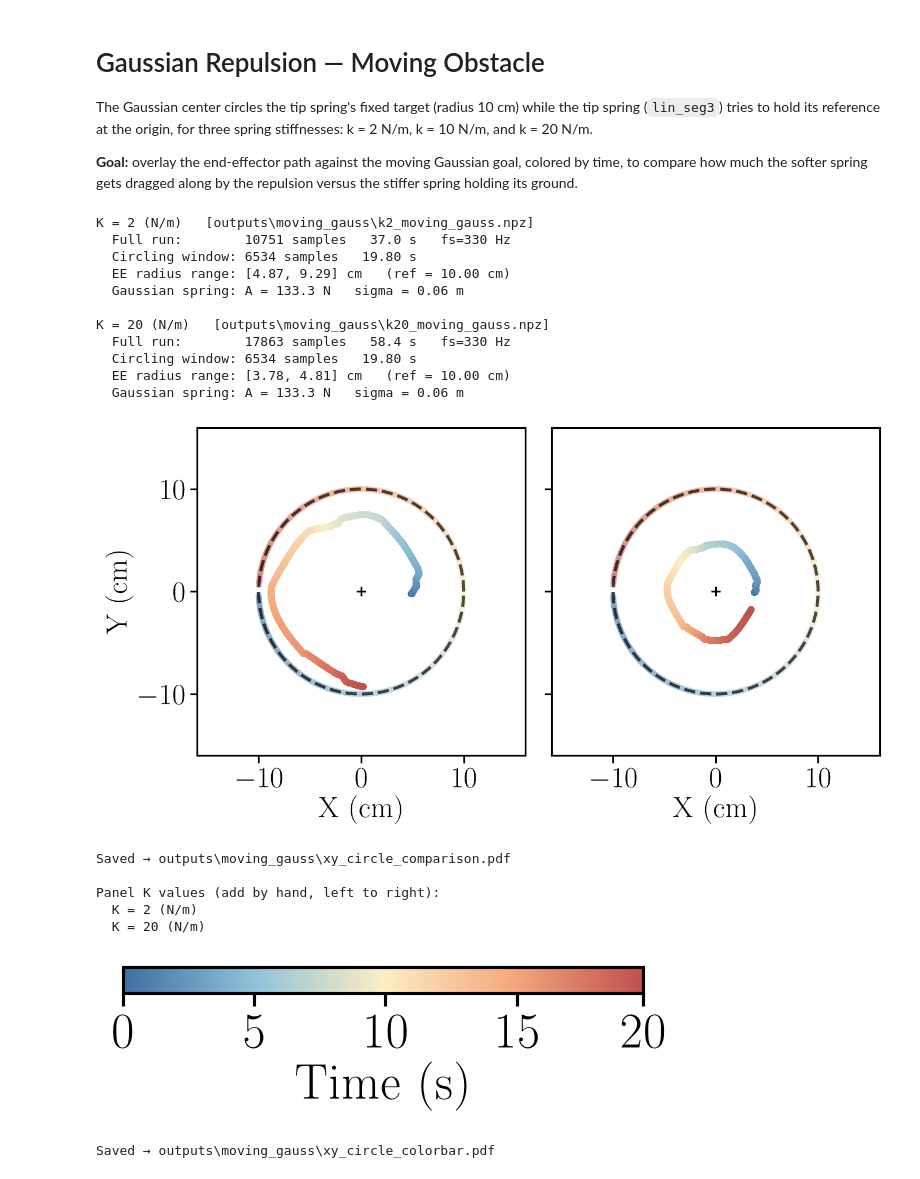
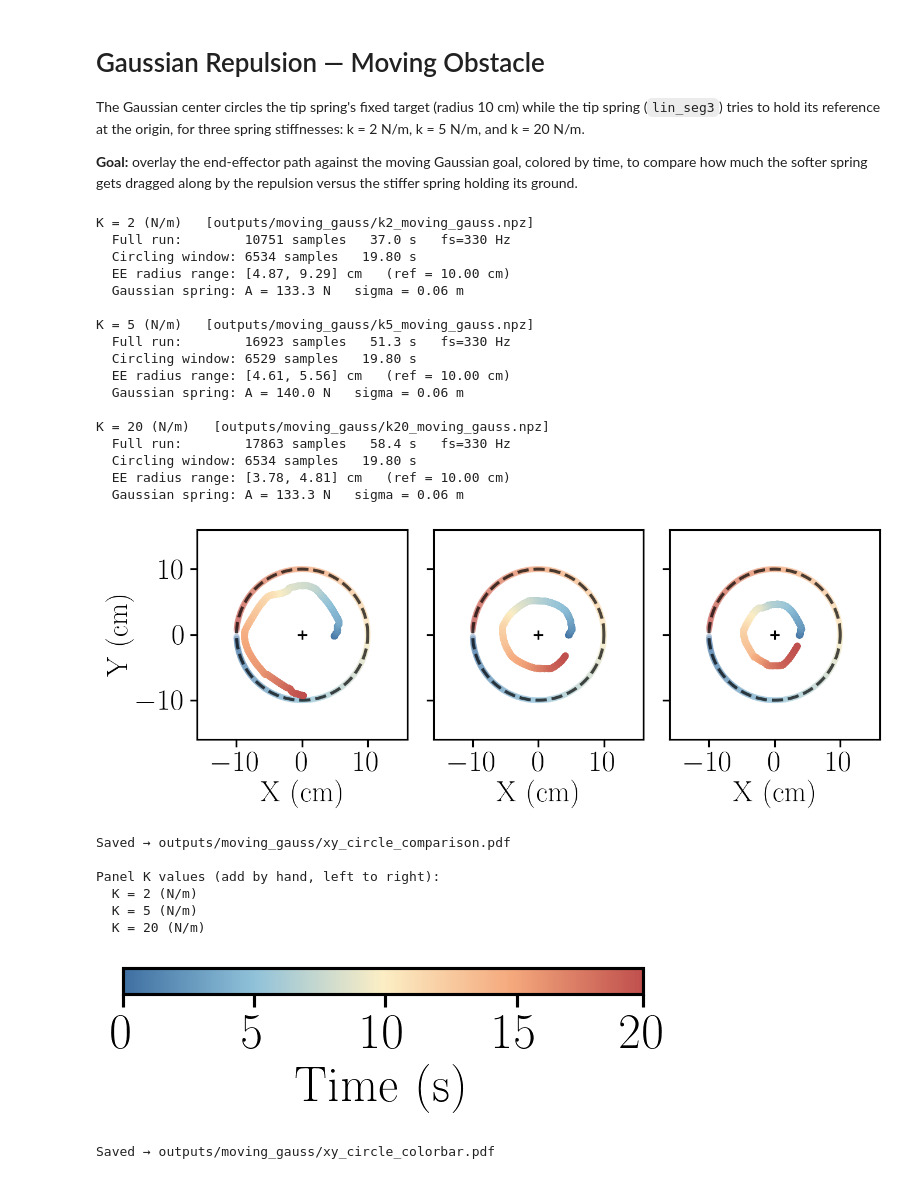
Before and after one commit to CREATE-Lab-EPFL/SoftVMC, a Jupyter notebook: GaussianElement/plot_gauss_moving_gauss.ipynb, the cells around one changed output. Saved outputs shown, nothing was run; the diff lists cells and outputs as text; code cells hidden in the pictures.

```diff
--- a/GaussianElement/plot_gauss_moving_gauss.ipynb
+++ b/GaussianElement/plot_gauss_moving_gauss.ipynb
@@ -21,7 +21,7 @@ TIME_CMAP = LinearSegmentedColormap.from_list(
 
 The Gaussian center circles the tip spring's fixed target (radius 10 cm) while the
 tip spring (`lin_seg3`) tries to hold its reference at the origin, for three spring
-stiffnesses: k = 2 N/m, k = 10 N/m, and k = 20 N/m.
+stiffnesses: k = 2 N/m, k = 5 N/m, and k = 20 N/m.
 
 **Goal:** overlay the end-effector path against the moving Gaussian goal, colored by
 time, to compare how much the softer spring gets dragged along by the repulsion versus
@@ -123,6 +123,7 @@ def draw_panel(ax, t, ee_xy, gauss_xy, title: str, show_ylabel=True, cmap=TIME_C
 # %%
 files = {
     'K = 2 (N/m)':  os.path.join('outputs', 'moving_gauss', 'k2_moving_gauss.npz'),
+    'K = 5 (N/m)':  os.path.join('outputs', 'moving_gauss', 'k5_moving_gauss.npz'),
     'K = 20 (N/m)': os.path.join('outputs', 'moving_gauss', 'k20_moving_gauss.npz'),
 }
 
@@ -152,13 +153,19 @@ for title, path in files.items():
     print(f'  Gaussian spring: A = {gauss_A:.1f} N   sigma = {GAUSS_SIGMA:.2f} m')
     print()
 # %% [output]
-K = 2 (N/m)   [outputs\moving_gauss\k2_moving_gauss.npz]
+K = 2 (N/m)   [outputs/moving_gauss/k2_moving_gauss.npz]
   Full run:        10751 samples   37.0 s   fs=330 Hz
   Circling window: 6534 samples   19.80 s
   EE radius range: [4.87, 9.29] cm   (ref = 10.00 cm)
   Gaussian spring: A = 133.3 N   sigma = 0.06 m
 
-K = 20 (N/m)   [outputs\moving_gauss\k20_moving_gauss.npz]
+K = 5 (N/m)   [outputs/moving_gauss/k5_moving_gauss.npz]
+  Full run:        16923 samples   51.3 s   fs=330 Hz
+  Circling window: 6529 samples   19.80 s
+  EE radius range: [4.61, 5.56] cm   (ref = 10.00 cm)
+  Gaussian spring: A = 140.0 N   sigma = 0.06 m
+
+K = 20 (N/m)   [outputs/moving_gauss/k20_moving_gauss.npz]
   Full run:        17863 samples   58.4 s   fs=330 Hz
   Circling window: 6534 samples   19.80 s
   EE radius range: [3.78, 4.81] cm   (ref = 10.00 cm)
@@ -172,55 +179,58 @@ K = 20 (N/m)   [outputs\moving_gauss\k20_moving_gauss.npz]
 #
 # constrained_layout couldn't actually deliver a small, controllable gap here:
 # each panel is forced aspect='equal' (a square, side fixed by the panel
-# height), and since the 9in total width is wider than 2 squares + margins,
+# height), and since the 9in total width is wider than N squares + margins,
 # constrained_layout dumps ALL of that leftover width into the inter-panel
 # gap regardless of the wspace/w_pad settings (measured ~1.08in gap even with
-# both cranked to ~0). So this figure is now laid out by hand instead: pick
-# the gap directly (in inches, genuinely tunable), derive the square panel
-# side from what's left, and place both axes with fig.add_axes.
+# both cranked to ~0, for N=2). So this figure is laid out by hand instead:
+# pick the gap directly (in inches, genuinely tunable), derive the square
+# panel side from what's left, and place every axes with fig.add_axes.
 W_IN = 9.0    # in -- total figure width, matches plot_gauss_fixed_gauss.ipynb
-GAP  = 0.30   # in -- TUNE THIS: physical gap between the two panels
+GAP  = 0.30   # in -- TUNE THIS: physical gap between adjacent panels
 
 LEFT_MARGIN   = 1.06  # in -- room for the left panel's y-label + tick numbers
 RIGHT_MARGIN  = 0.15  # in -- breathing room after the right panel
-BOTTOM_MARGIN = 0.80  # in -- room for x-label + tick numbers (both panels)
+BOTTOM_MARGIN = 0.80  # in -- room for x-label + tick numbers (all panels)
 TOP_MARGIN    = 0.10  # in -- breathing room above the panels
 
-S    = (W_IN - LEFT_MARGIN - RIGHT_MARGIN - GAP) / 2  # in -- side of each square panel
+N_PANELS = len(files)  # generalized for the extra middle-K panel
+S    = (W_IN - LEFT_MARGIN - RIGHT_MARGIN - (N_PANELS - 1) * GAP) / N_PANELS  # in -- side of each square panel
 H_IN = S + BOTTOM_MARGIN + TOP_MARGIN
 
 fig = plt.figure(figsize=(W_IN, H_IN))
-ax0 = fig.add_axes([LEFT_MARGIN / W_IN, BOTTOM_MARGIN / H_IN, S / W_IN, S / H_IN])
-ax1 = fig.add_axes([(LEFT_MARGIN + S + GAP) / W_IN, BOTTOM_MARGIN / H_IN, S / W_IN, S / H_IN])
-axes = [ax0, ax1]
+axes = [
+    fig.add_axes([(LEFT_MARGIN + i * (S + GAP)) / W_IN, BOTTOM_MARGIN / H_IN, S / W_IN, S / H_IN])
+    for i in range(N_PANELS)
+]
 
 last_lc = None
 t_max = 0.0
 
 for i, (ax, (title, path)) in enumerate(zip(axes, files.items())):
     t, ee_xy, gauss_xy = load_circle_window(path)
     lc = draw_panel(ax, t, ee_xy, gauss_xy, title, show_ylabel=(i == 0), cmap=TIME_CMAP)
     last_lc = lc
     t_max = max(t_max, t[-1])
 
 # No legend and no colorbar on this figure -- both are separate standalone
 # files (next two cells) composed above this one by hand.
 out = os.path.join('outputs', 'moving_gauss', 'xy_circle_comparison.pdf')
 fig.savefig(out)
 plt.show()
 print(f"Saved → {out}")
 
 # No in-panel K label on the figure itself -- added by hand.
 # Panel order is left -> right:
 print("\nPanel K values (add by hand, left to right):")
 for title in files:
     print(f"  {title}")
 # %% [output]
-[figure, old version]
+[figure, new version]
-Saved → outputs\moving_gauss\xy_circle_comparison.pdf
+Saved → outputs/moving_gauss/xy_circle_comparison.pdf
 
 Panel K values (add by hand, left to right):
   K = 2 (N/m)
+  K = 5 (N/m)
   K = 20 (N/m)
 # %%
 # Standalone time colorbar -- its own SVG/PDF, NOT part of the panel figure,
@@ -259,8 +269,8 @@ fig_cb.savefig(out_cb)
 plt.show()
 print(f"Saved → {out_cb}")
 # %% [output]
-[figure, old version]
+[figure, new version]
-Saved → outputs\moving_gauss\xy_circle_colorbar.pdf
+Saved → outputs/moving_gauss/xy_circle_colorbar.pdf
 # %%
 # Standalone legend -- its own SVG/PDF, NOT part of the panel figure,
 # composed above it by hand (same as the colorbar). 2 entries, stacked one
```
Also changed, not shown: parts of 1 cell of this notebook, 11 other files.
